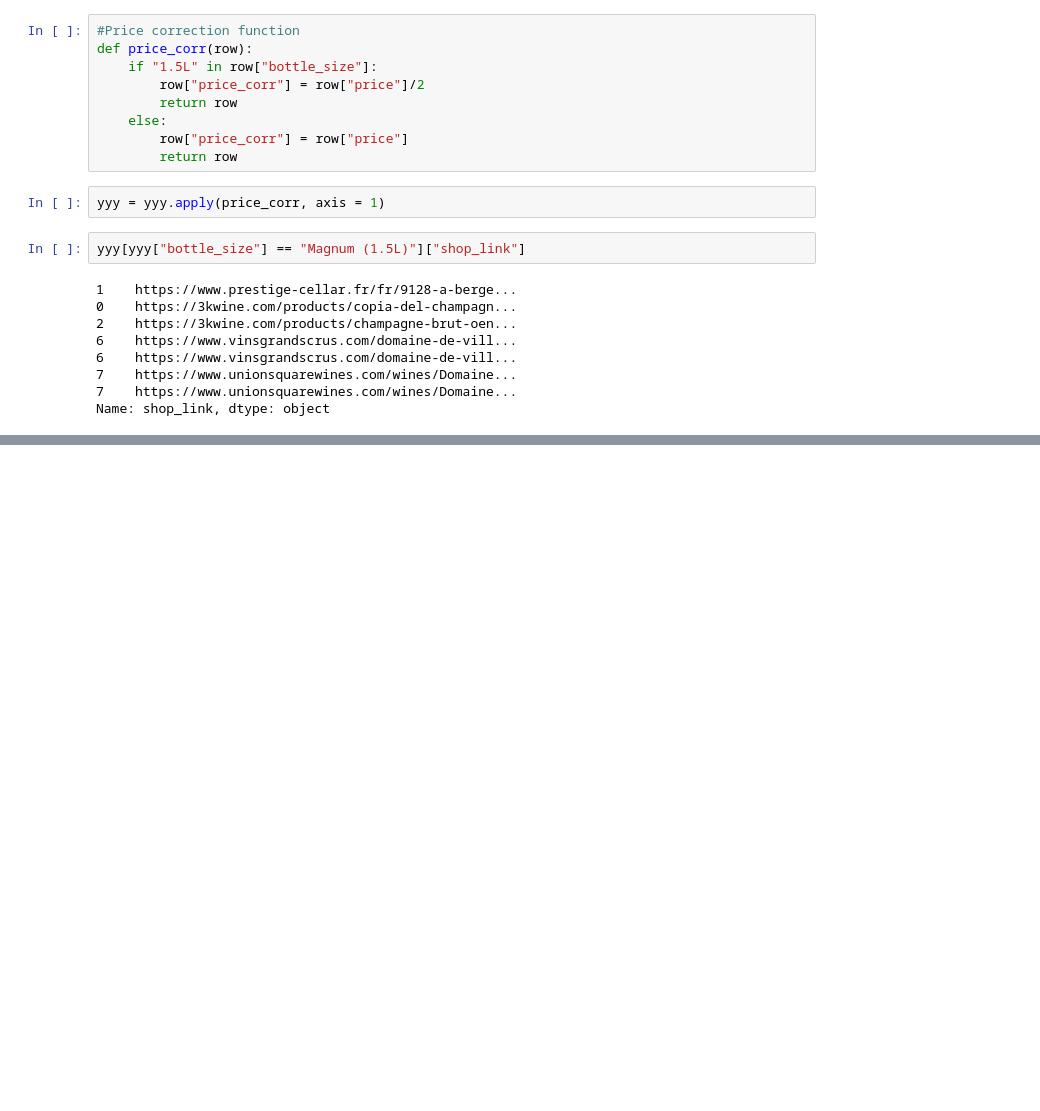
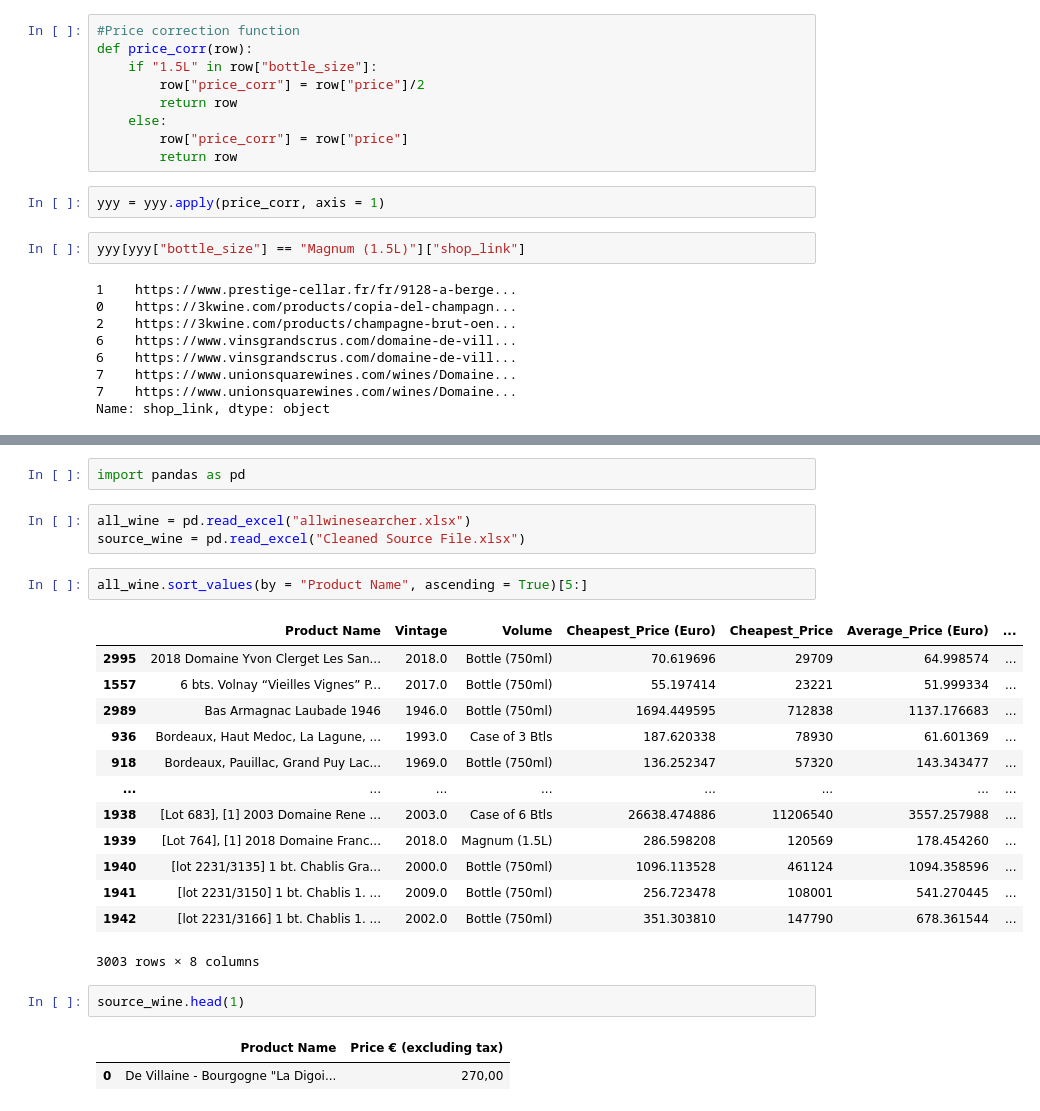
Before and after one commit to deelight-del/Rough_Web_Scraping, a Jupyter notebook: Untitled.ipynb, the cells around one changed output, grey strips where cells are left out. Drawn from its saved outputs; the diff is of its cells as text; blank space fills up the shorter version.

```diff
--- a/Untitled.ipynb
+++ b/Untitled.ipynb
@@ -569,0 +579,26 @@ yyy
+# %%
+import pandas as pd
+# %%
+all_wine = pd.read_excel("allwinesearcher.xlsx")
+source_wine = pd.read_excel("Cleaned Source File.xlsx")
+# %%
+all_wine.sort_values(by = "Product Name", ascending = True)[5:]
+# %% [output]
+|  | Product Name | Vintage | Volume | Cheapest_Price (Euro) | Cheapest_Price | Average_Price (Euro) | ... |
+| 2995 | 2018 Domaine Yvon Clerget Les San... | 2018.0 | Bottle (750ml) | 70.619696 | 29709 | 64.998574 | ... |
+| 1557 | 6 bts. Volnay “Vieilles Vignes” P... | 2017.0 | Bottle (750ml) | 55.197414 | 23221 | 51.999334 | ... |
+| 2989 | Bas Armagnac Laubade 1946 | 1946.0 | Bottle (750ml) | 1694.449595 | 712838 | 1137.176683 | ... |
+| 936 | Bordeaux, Haut Medoc, La Lagune, ... | 1993.0 | Case of 3 Btls | 187.620338 | 78930 | 61.601369 | ... |
+| 918 | Bordeaux, Pauillac, Grand Puy Lac... | 1969.0 | Bottle (750ml) | 136.252347 | 57320 | 143.343477 | ... |
+| ... | ... | ... | ... | ... | ... | ... | ... |
+| 1938 | [Lot 683], [1] 2003 Domaine Rene ... | 2003.0 | Case of 6 Btls | 26638.474886 | 11206540 | 3557.257988 | ... |
+| 1939 | [Lot 764], [1] 2018 Domaine Franc... | 2018.0 | Magnum (1.5L) | 286.598208 | 120569 | 178.454260 | ... |
+| 1940 | [lot 2231/3135] 1 bt. Chablis Gra... | 2000.0 | Bottle (750ml) | 1096.113528 | 461124 | 1094.358596 | ... |
+| 1941 | [lot 2231/3150] 1 bt. Chablis 1. ... | 2009.0 | Bottle (750ml) | 256.723478 | 108001 | 541.270445 | ... |
+| 1942 | [lot 2231/3166] 1 bt. Chablis 1. ... | 2002.0 | Bottle (750ml) | 351.303810 | 147790 | 678.361544 | ... |
+3003 rows × 8 columns
+# %%
+source_wine.head(1)
+# %% [output]
+|  | Product Name | Price € (excluding tax) |
+| 0 | De Villaine - Bourgogne "La Digoi... | 270,00 |
```
Also changed, not shown: parts of 20 cells of this notebook, 2 other files.
